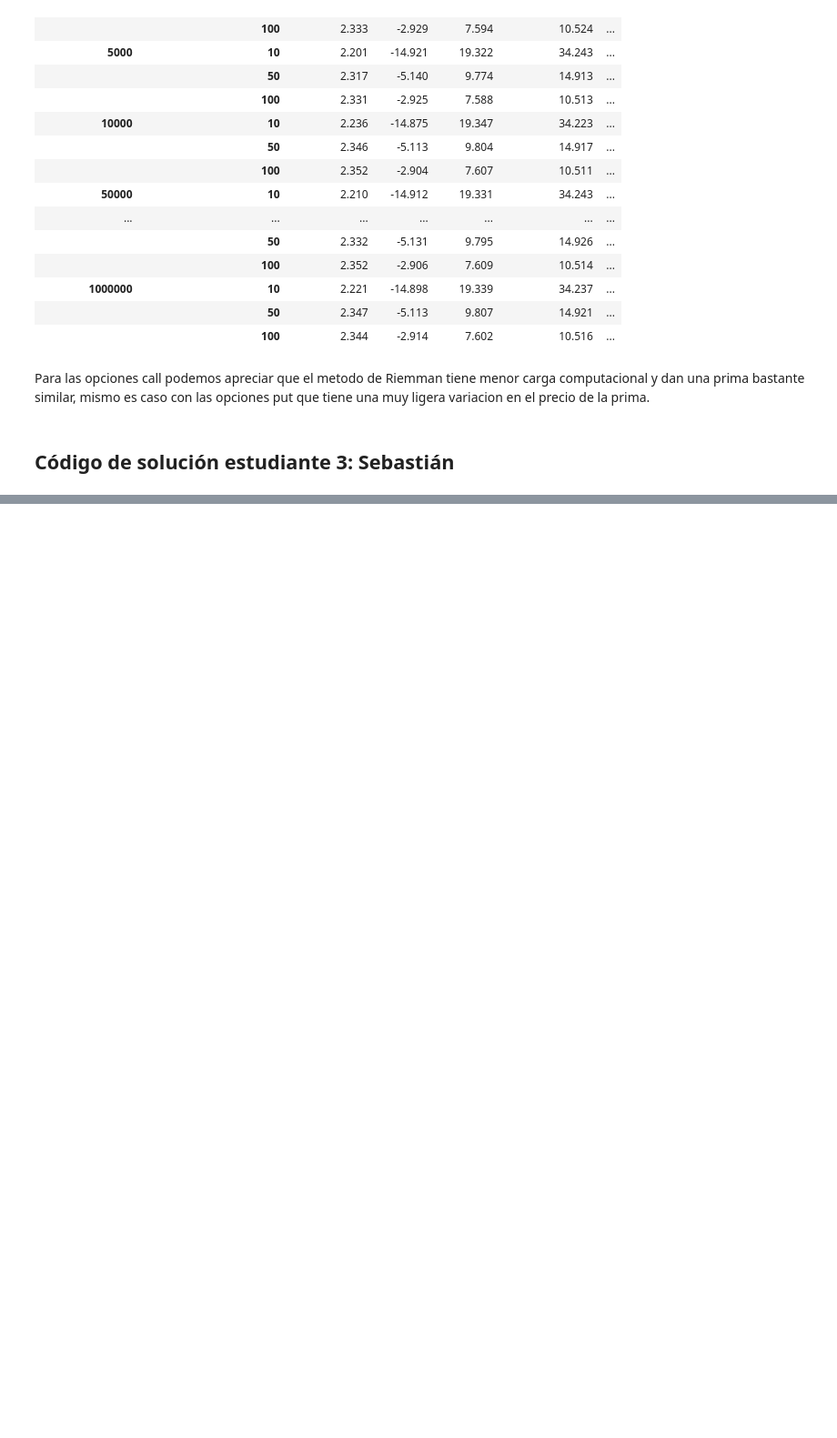
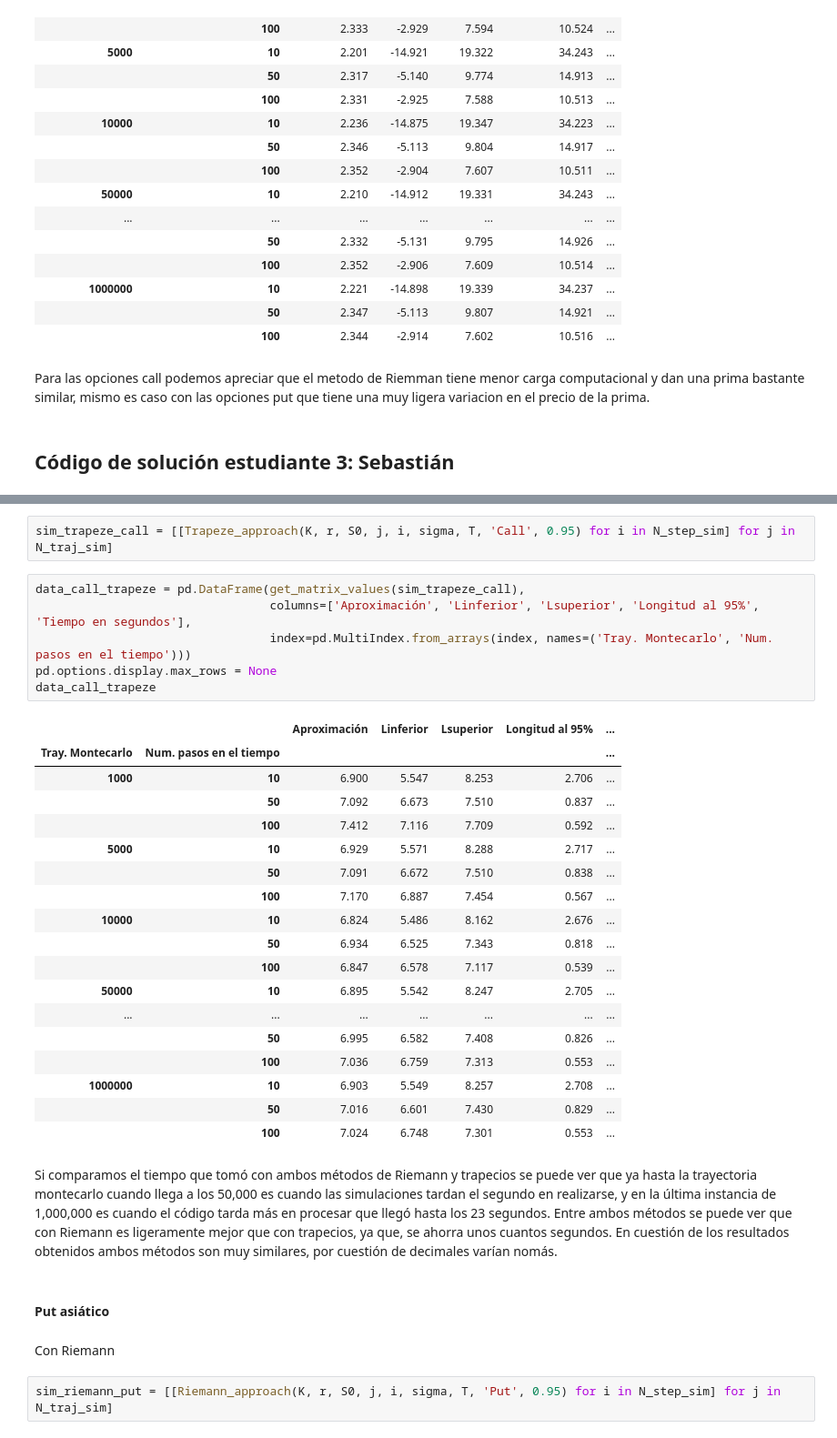
Before and after one commit to SebasGlez2000/Tarea9_TBell_JAContreras, a Jupyter notebook: Tarea9_TBell_JAContreras_SGonzalez.ipynb, the cells around one changed output, grey strips where cells are left out. Shown at 91% size. Saved outputs shown, nothing was run; the diff lists cells and outputs as text; blank space fills up the shorter version.

Commit message:
Código estudiante 3

```diff
--- a/Tarea9_TBell_JAContreras_SGonzalez.ipynb
+++ b/Tarea9_TBell_JAContreras_SGonzalez.ipynb
@@ -340,0 +559,35 @@ Para las opciones call podemos apreciar que el metodo de Riemman tiene menor car
+# %%
+sim_trapeze_call = [[Trapeze_approach(K, r, S0, j, i, sigma, T, 'Call', 0.95) for i in N_step_sim] for j in N_traj_sim]
+# %%
+data_call_trapeze = pd.DataFrame(get_matrix_values(sim_trapeze_call),
+                                 columns=['Aproximación', 'Linferior', 'Lsuperior', 'Longitud al 95%', 'Tiempo en segundos'],
+                                 index=pd.MultiIndex.from_arrays(index, names=('Tray. Montecarlo', 'Num. pasos en el tiempo')))
+pd.options.display.max_rows = None
+data_call_trapeze
+# %% [output]
+|  |  | Aproximación | Linferior | Lsuperior | Longitud al 95% | ... |
+| Tray. Montecarlo | Num. pasos en el tiempo |  |  |  |  | ... |
+| 1000 | 10 | 6.900 | 5.547 | 8.253 | 2.706 | ... |
+|  | 50 | 7.092 | 6.673 | 7.510 | 0.837 | ... |
+|  | 100 | 7.412 | 7.116 | 7.709 | 0.592 | ... |
+| 5000 | 10 | 6.929 | 5.571 | 8.288 | 2.717 | ... |
+|  | 50 | 7.091 | 6.672 | 7.510 | 0.838 | ... |
+|  | 100 | 7.170 | 6.887 | 7.454 | 0.567 | ... |
+| 10000 | 10 | 6.824 | 5.486 | 8.162 | 2.676 | ... |
+|  | 50 | 6.934 | 6.525 | 7.343 | 0.818 | ... |
+|  | 100 | 6.847 | 6.578 | 7.117 | 0.539 | ... |
+| 50000 | 10 | 6.895 | 5.542 | 8.247 | 2.705 | ... |
+| ... | ... | ... | ... | ... | ... | ... |
+|  | 50 | 6.995 | 6.582 | 7.408 | 0.826 | ... |
+|  | 100 | 7.036 | 6.759 | 7.313 | 0.553 | ... |
+| 1000000 | 10 | 6.903 | 5.549 | 8.257 | 2.708 | ... |
+|  | 50 | 7.016 | 6.601 | 7.430 | 0.829 | ... |
+|  | 100 | 7.024 | 6.748 | 7.301 | 0.553 | ... |
+# %% [markdown]
+Si comparamos el tiempo que tomó con ambos métodos de Riemann y trapecios se puede ver que ya hasta la trayectoria montecarlo cuando llega a los 50,000 es cuando las simulaciones tardan el segundo en realizarse, y en la última instancia de 1,000,000 es cuando el código tarda más en procesar que llegó hasta los 23 segundos. Entre ambos métodos se puede ver que con Riemann es ligeramente mejor que con trapecios, ya que, se ahorra unos cuantos segundos. En cuestión de los resultados obtenidos ambos métodos son muy similares, por cuestión de decimales varían nomás.
+# %% [markdown]
+#### Put asiático
+# %% [markdown]
+Con Riemann
+# %%
+sim_riemann_put = [[Riemann_approach(K, r, S0, j, i, sigma, T, 'Put', 0.95) for i in N_step_sim] for j in N_traj_sim]
```
Also changed, not shown: parts of 16 cells of this notebook.
